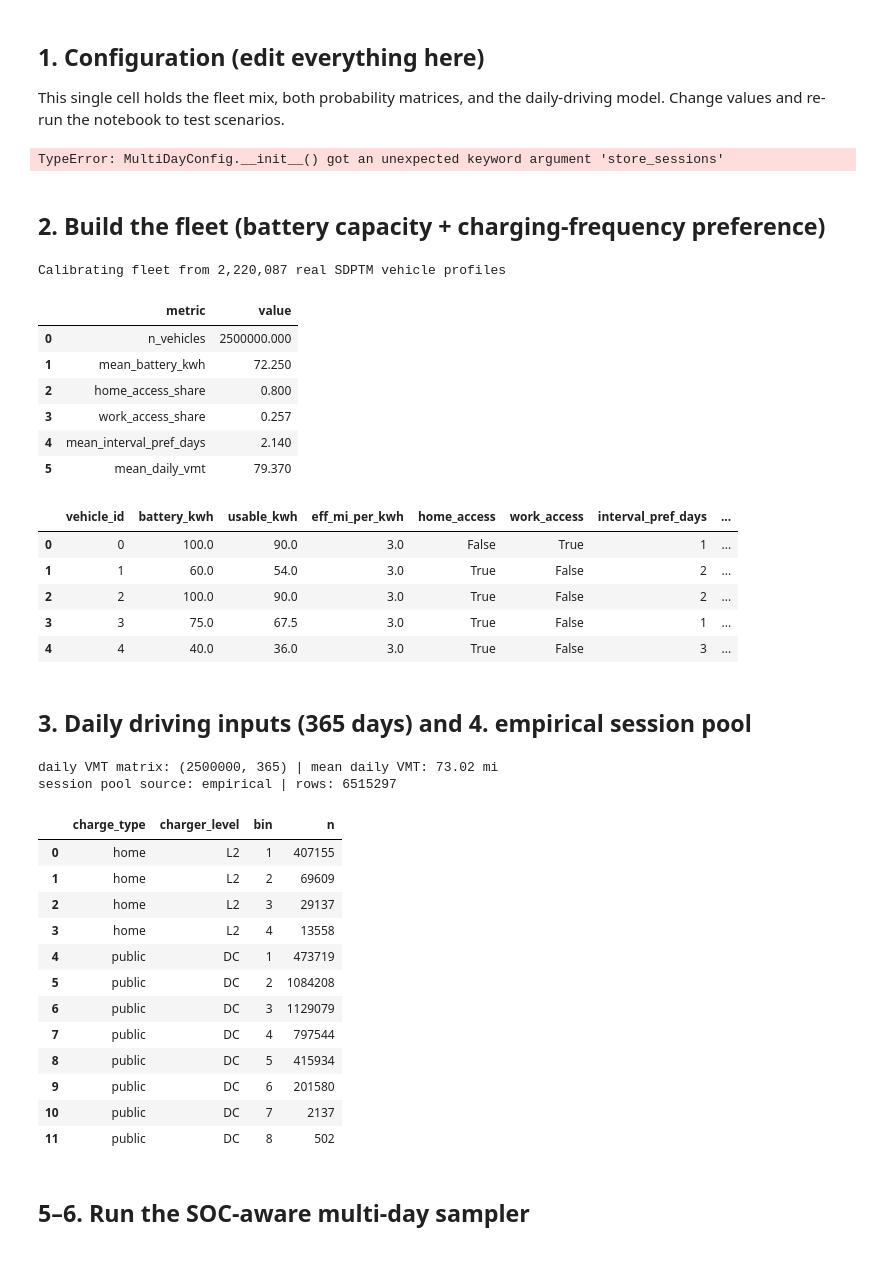
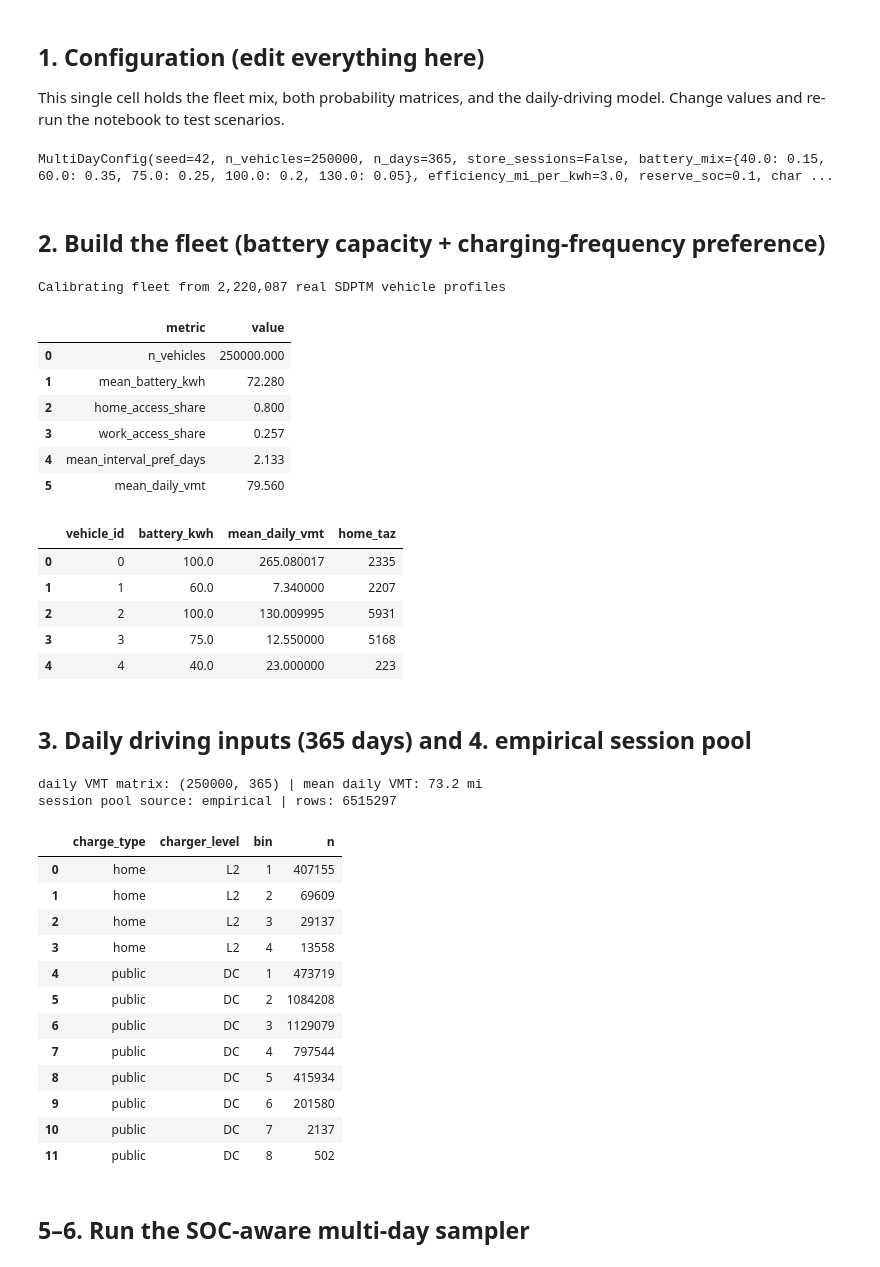
Before and after one commit to jieweigrantli/good_model, a Jupyter notebook: Distribution-Grid-EV-CA/multiday_charging/run_multiday_charging.ipynb, the cells around one changed output. Drawn from its saved outputs; the diff is of its cells as text; code cells hidden in the pictures.

Commit message:
Update charging demand results and maps

```diff
--- a/Distribution-Grid-EV-CA/multiday_charging/run_multiday_charging.ipynb
+++ b/Distribution-Grid-EV-CA/multiday_charging/run_multiday_charging.ipynb
@@ -61,7 +62,8 @@ This single cell holds the fleet mix, both probability matrices, and the daily-d
 cfg = MultiDayConfig(
     # ---- reproducibility / size ----
     seed=42,
-    n_vehicles=25_000, #n_vehicles=2_500_000,
+    n_vehicles=250_000,
+    #n_vehicles=2_500_000,
     n_days=365,
     # Full CA fleet: build hourly load only (no multi-hundred-GB session table).
     store_sessions=False,
@@ -101,37 +103,40 @@ CALIBRATE_FROM_REAL_TRIPS = True
 rng = np.random.default_rng(cfg.seed)
 cfg
 # %% [output]
-TypeError: MultiDayConfig.__init__() got an unexpected keyword argument 'store_sessions'
+MultiDayConfig(seed=42, n_vehicles=250000, n_days=365, store_sessions=False, battery_mix={40.0: 0.15, 60.0: 0.35, 75.0: 0.25, 100.0: 0.2, 130.0: 0.05}, efficiency_mi_per_kwh=3.0, reserve_soc=0.1, char ...
 # %% [markdown]
 ## 2. Build the fleet (battery capacity + charging-frequency preference)
 # %%
 fleet = F.build_fleet(cfg, rng)
 
 # (2) short-distance trip profile with destination labels (real if available)
 profiles = T.load_sd_trip_profiles(cfg)
 if profiles is not None and CALIBRATE_FROM_REAL_TRIPS:
     print(f"Calibrating fleet from {len(profiles):,} real SDPTM vehicle profiles")
     fleet = T.calibrate_fleet_from_trips(cfg, fleet, profiles, rng)
 else:
     print("Using synthetic daily-driving profile (no real SDPTM table found / calibration off)")
 
+# Assign each vehicle a home TAZ (for TAZ-level demand reporting)
+fleet = T.assign_home_taz(cfg, fleet, rng)
+
 display(F.fleet_summary(fleet))
-fleet.head()
+fleet[["vehicle_id", "battery_kwh", "mean_daily_vmt", "home_taz"]].head()
 # %% [output]
 Calibrating fleet from 2,220,087 real SDPTM vehicle profiles
 |  | metric | value |
-| 0 | n_vehicles | 2500000.000 |
-| 1 | mean_battery_kwh | 72.250 |
+| 0 | n_vehicles | 250000.000 |
+| 1 | mean_battery_kwh | 72.280 |
 | 2 | home_access_share | 0.800 |
 | 3 | work_access_share | 0.257 |
-| 4 | mean_interval_pref_days | 2.140 |
-| 5 | mean_daily_vmt | 79.370 |
+| 4 | mean_interval_pref_days | 2.133 |
+| 5 | mean_daily_vmt | 79.560 |
-|  | vehicle_id | battery_kwh | usable_kwh | eff_mi_per_kwh | home_access | work_access | interval_pref_days | ... |
-| 0 | 0 | 100.0 | 90.0 | 3.0 | False | True | 1 | ... |
-| 1 | 1 | 60.0 | 54.0 | 3.0 | True | False | 2 | ... |
-| 2 | 2 | 100.0 | 90.0 | 3.0 | True | False | 2 | ... |
-| 3 | 3 | 75.0 | 67.5 | 3.0 | True | False | 1 | ... |
-| 4 | 4 | 40.0 | 36.0 | 3.0 | True | False | 3 | ... |
+|  | vehicle_id | battery_kwh | mean_daily_vmt | home_taz |
+| 0 | 0 | 100.0 | 265.080017 | 2335 |
+| 1 | 1 | 60.0 | 7.340000 | 2207 |
+| 2 | 2 | 100.0 | 130.009995 | 5931 |
+| 3 | 3 | 75.0 | 12.550000 | 5168 |
+| 4 | 4 | 40.0 | 23.000000 | 223 |
 # %% [markdown]
 ## 3. Daily driving inputs (365 days) and 4. empirical session pool
 # %%
@@ -145,7 +150,7 @@ pool = P.build_session_pool(cfg, rng)
 print("session pool source:", pool.attrs.get("source"), "| rows:", len(pool))
 display(P.pool_coverage(pool).head(12))
 # %% [output]
-daily VMT matrix: (2500000, 365) | mean daily VMT: 73.02 mi
+daily VMT matrix: (250000, 365) | mean daily VMT: 73.2 mi
 session pool source: empirical | rows: 6515297
 |  | charge_type | charger_level | bin | n |
 | 0 | home | L2 | 1 | 407155 |
```
Also changed, not shown: parts of 11 cells of this notebook, 7 other files.
